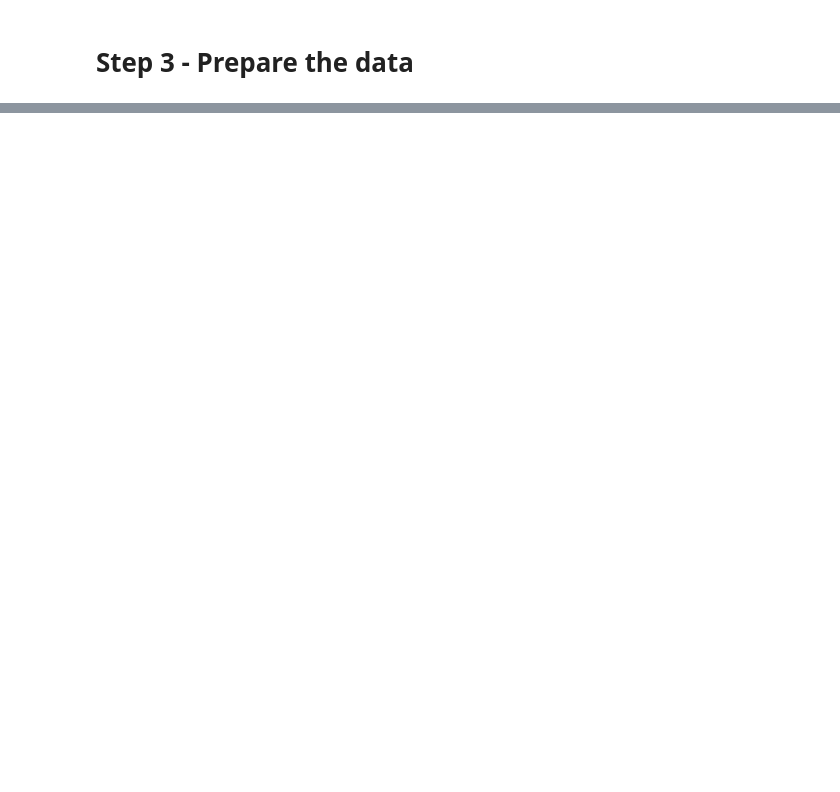
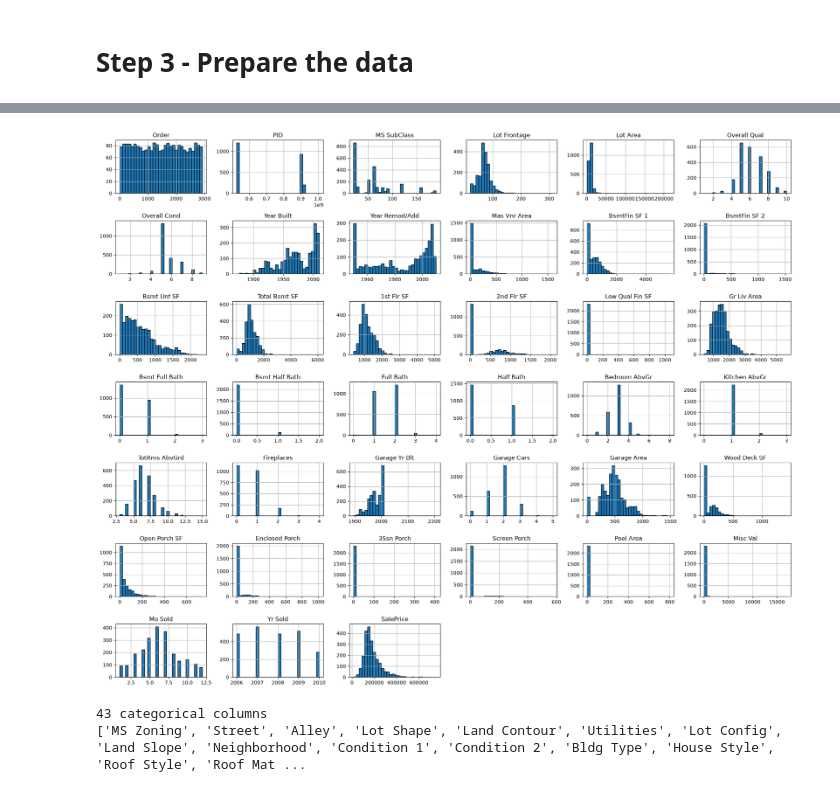
Before and after one commit to grunergutt/IE500618Assignment1, a Jupyter notebook: notebooks/julianne.ipynb, the cells around one changed output, grey strips where cells are left out. Drawn from its saved outputs; the diff is of its cells as text; code cells hidden in the pictures; blank space fills up the shorter version.

```diff
--- a/notebooks/julianne.ipynb
+++ b/notebooks/julianne.ipynb
@@ -162,0 +300,18 @@ test_df.describe().T
+# %%
+# checking values of categories in training data showing signs of having outliers when using train_df.describe()
+numeric_cols = train_df.select_dtypes(include="number").columns
+
+train_df[numeric_cols].hist(figsize=(20, 16), bins=30, edgecolor="black")
+plt.tight_layout()
+plt.show()
+# %% [output]
+[figure, added]
+# %%
+cat_cols = train_df.select_dtypes(exclude="number").columns
+print(len(cat_cols), "categorical columns")
+print(cat_cols.tolist())
+
+cat_cols_filtered = [col for col in cat_cols if col not in cols_to_drop]
+# %% [output]
+43 categorical columns
+['MS Zoning', 'Street', 'Alley', 'Lot Shape', 'Land Contour', 'Utilities', 'Lot Config', 'Land Slope', 'Neighborhood', 'Condition 1', 'Condition 2', 'Bldg Type', 'House Style', 'Roof Style', 'Roof Mat ...
```
Also changed, not shown: parts of 18 cells of this notebook.
